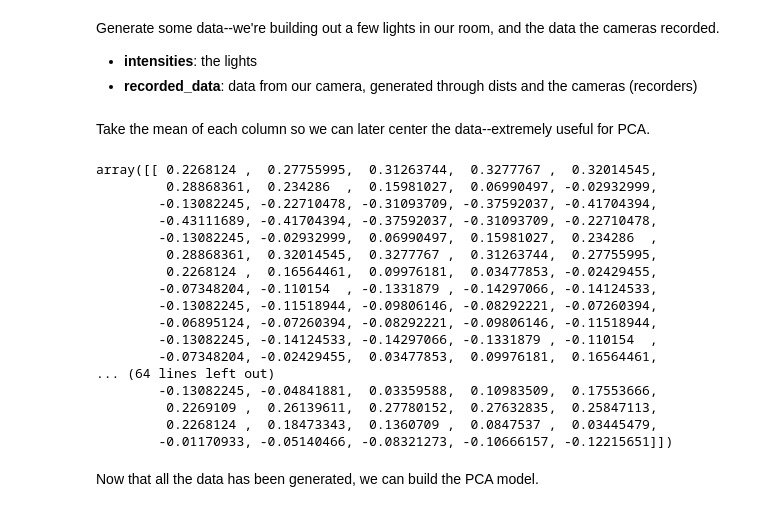
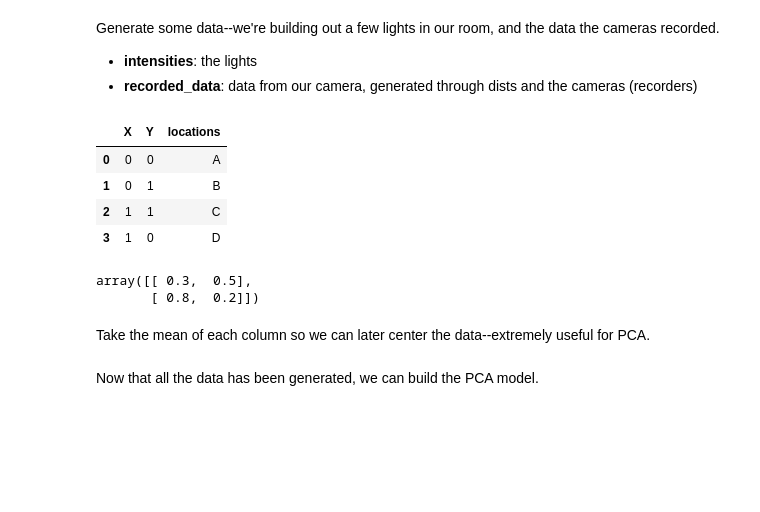
Before and after one commit to vitaminf/DS_HK_3, a Jupyter notebook: notebooks/16 - Principal Component Analysis.ipynb, the cells around one changed output. Saved outputs shown, nothing was run; the diff lists cells and outputs as text; code cells hidden in the pictures; blank space fills up the shorter version.

```diff
--- a/notebooks/16 - Principal Component Analysis.ipynb
+++ b/notebooks/16 - Principal Component Analysis.ipynb
@@ -237,30 +237,24 @@ distances   = np.array([
 
 data = np.dot(intensities, np.exp(-2*distances))
 data_transposed = data.T
+# %%
+recorders
+# %% [output]
+|  | X | Y | locations |
+| 0 | 0 | 0 | A |
+| 1 | 0 | 1 | B |
+| 2 | 1 | 1 | C |
+| 3 | 1 | 0 | D |
+# %%
+locations
+# %% [output]
+array([[ 0.3,  0.5],
+       [ 0.8,  0.2]])
 # %% [markdown]
 Take the mean of each column so we can later center the data--extremely useful for PCA.
 # %%
 row_means = [np.mean(i) for i in data_transposed]
 data_transposed_scaled = np.array([data_transposed[i][0] - row_means[i] for i in range(4)])
-data_transposed_scaled
-# %% [output]
-array([[ 0.2268124 ,  0.27755995,  0.31263744,  0.3277767 ,  0.32014545,
-         0.28868361,  0.234286  ,  0.15981027,  0.06990497, -0.02932999,
-        -0.13082245, -0.22710478, -0.31093709, -0.37592037, -0.41704394,
-        -0.43111689, -0.41704394, -0.37592037, -0.31093709, -0.22710478,
-        -0.13082245, -0.02932999,  0.06990497,  0.15981027,  0.234286  ,
-         0.28868361,  0.32014545,  0.3277767 ,  0.31263744,  0.27755995,
-         0.2268124 ,  0.16564461,  0.09976181,  0.03477853, -0.02429455,
-        -0.07348204, -0.110154  , -0.1331879 , -0.14297066, -0.14124533,
-        -0.13082245, -0.11518944, -0.09806146, -0.08292221, -0.07260394,
-        -0.06895124, -0.07260394, -0.08292221, -0.09806146, -0.11518944,
-        -0.13082245, -0.14124533, -0.14297066, -0.1331879 , -0.110154  ,
-        -0.07348204, -0.02429455,  0.03477853,  0.09976181,  0.16564461,
-... (64 lines left out)
-        -0.13082245, -0.04841881,  0.03359588,  0.10983509,  0.17553666,
-         0.2269109 ,  0.26139611,  0.27780152,  0.27632835,  0.25847113,
-         0.2268124 ,  0.18473343,  0.1360709 ,  0.0847537 ,  0.03445479,
-        -0.01170933, -0.05140466, -0.08321273, -0.10666157, -0.12215651]])
 # %% [markdown]
 Now that all the data has been generated, we can build the PCA model.
 # %%
```
Also changed, not shown: parts of 2 cells of this notebook, 26 other files.
